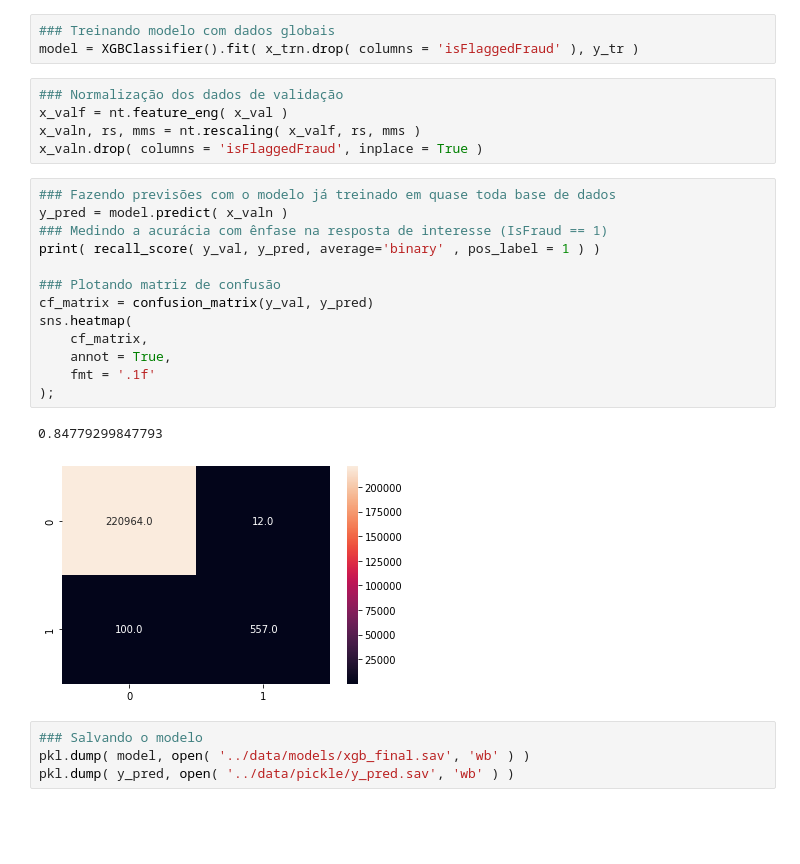
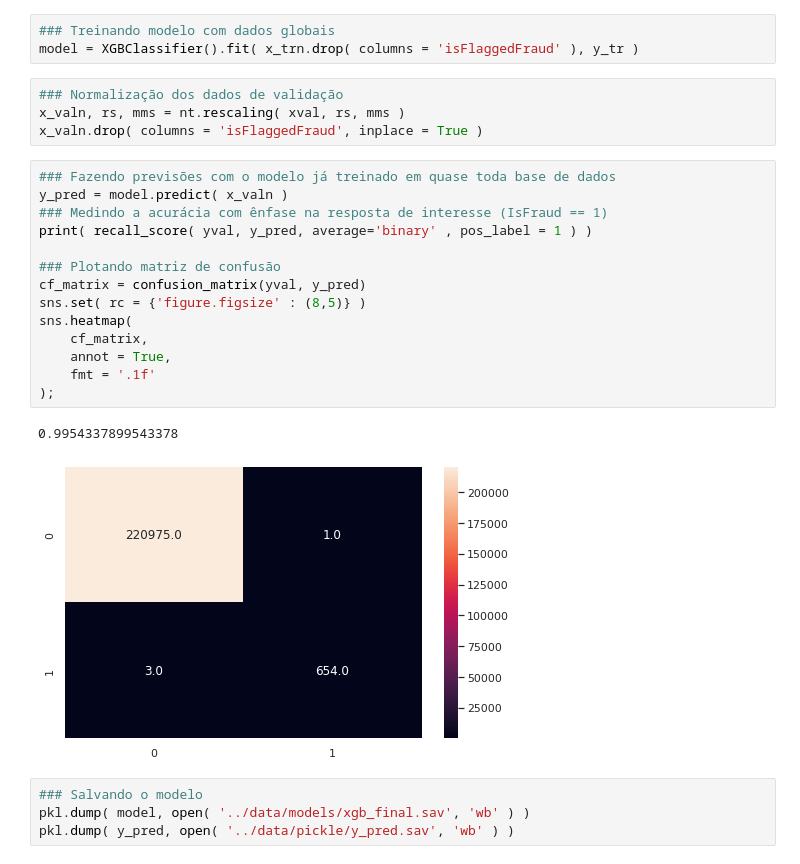
Before and after one commit to rsantosluan/fraud_detect, a Jupyter notebook: Jnotebooks/ML-C2.ipynb, the cells around one changed output. Cells and saved outputs as stored; diff of their text form; blank space fills up the shorter version.

```diff
--- a/Jnotebooks/ML-C2.ipynb
+++ b/Jnotebooks/ML-C2.ipynb
@@ -491,25 +486,25 @@ y_tr = pd.concat( [ytr, yte] )
 model = XGBClassifier().fit( x_trn.drop( columns = 'isFlaggedFraud' ), y_tr )
 # %%
 ### Normalização dos dados de validação
-x_valf = nt.feature_eng( x_val )
-x_valn, rs, mms = nt.rescaling( x_valf, rs, mms )
+x_valn, rs, mms = nt.rescaling( xval, rs, mms )
 x_valn.drop( columns = 'isFlaggedFraud', inplace = True )
 # %%
 ### Fazendo previsões com o modelo já treinado em quase toda base de dados
 y_pred = model.predict( x_valn )
 ### Medindo a acurácia com ênfase na resposta de interesse (IsFraud == 1)
-print( recall_score( y_val, y_pred, average='binary' , pos_label = 1 ) )
+print( recall_score( yval, y_pred, average='binary' , pos_label = 1 ) )
 
 ### Plotando matriz de confusão
-cf_matrix = confusion_matrix(y_val, y_pred)
+cf_matrix = confusion_matrix(yval, y_pred)
+sns.set( rc = {'figure.figsize' : (8,5)} )
 sns.heatmap(
     cf_matrix,
     annot = True,
     fmt = '.1f'
 );
 # %% [output]
-0.84779299847793
+0.9954337899543378
-[figure, old version]
+[figure, new version]
 # %%
 ### Salvando o modelo
 pkl.dump( model, open( '../data/models/xgb_final.sav', 'wb' ) )
```
Also changed, not shown: parts of 2 cells of this notebook, 1 other file.
